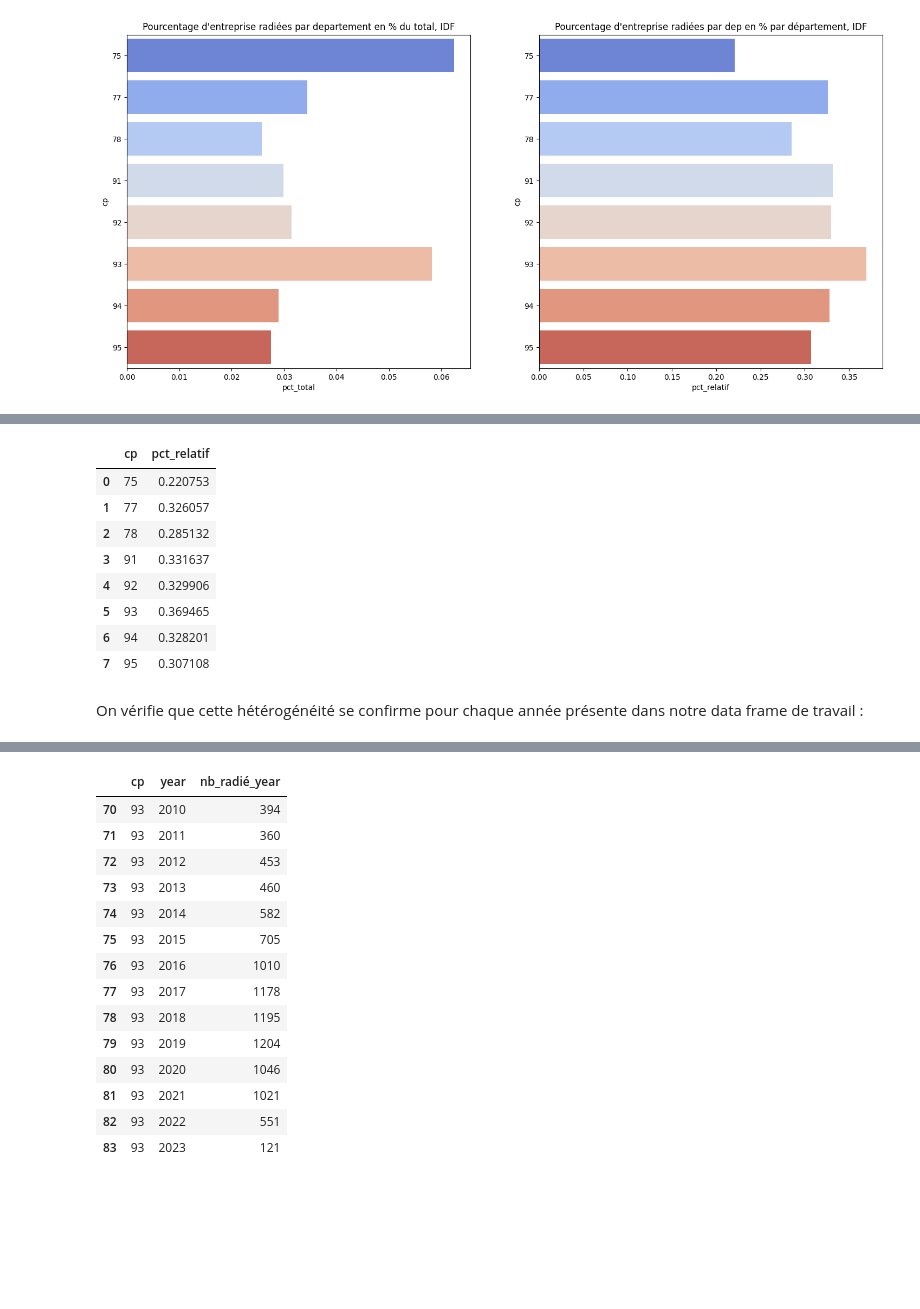
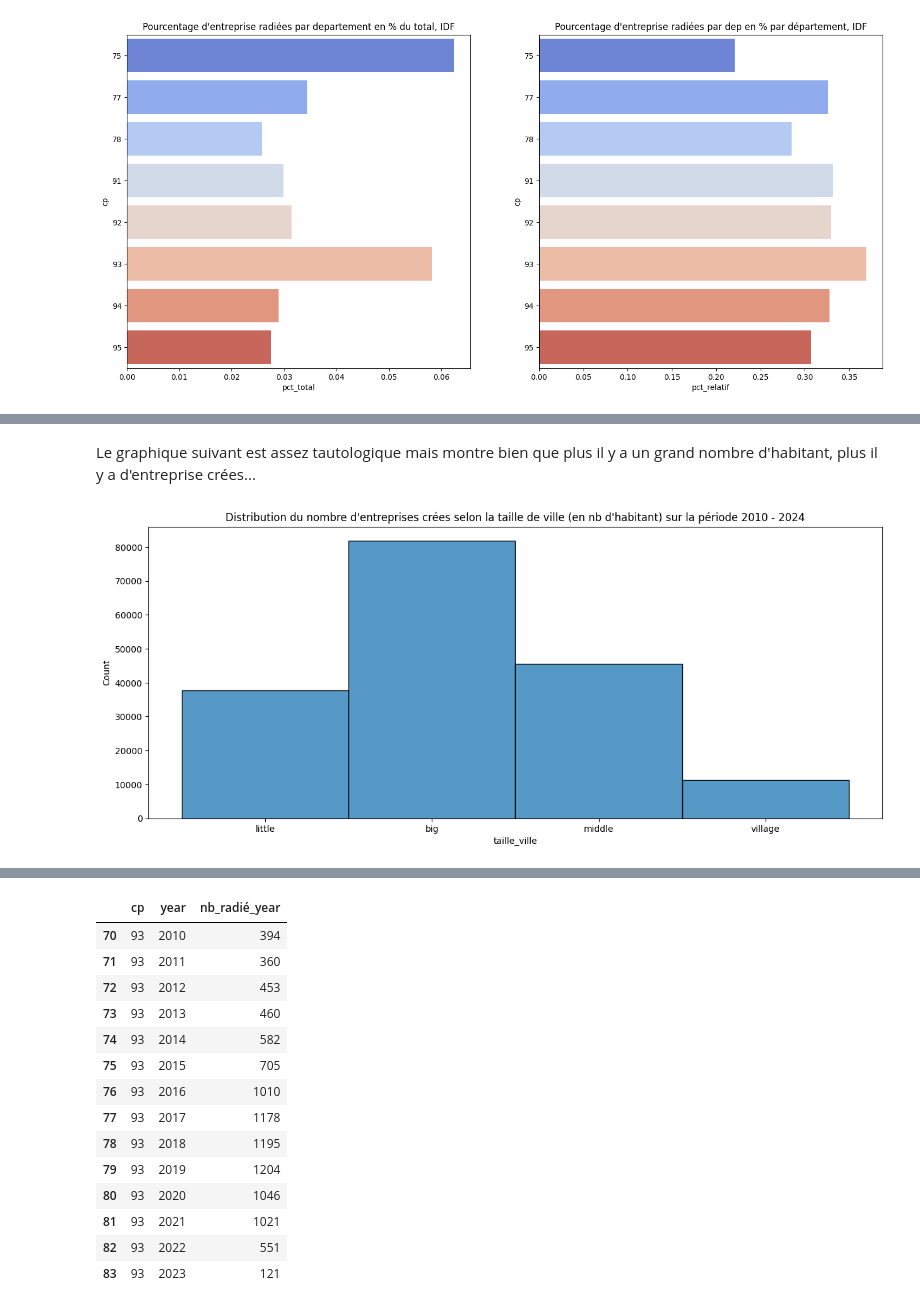
Before and after one commit to guillaume77176/JeMeLance, a Jupyter notebook: notebooks/Analyse_RNE.ipynb, the cells around one changed output, grey strips where cells are left out. Saved outputs shown, nothing was run; the diff lists cells and outputs as text; code cells hidden in the pictures; blank space fills up the shorter version.

```diff
--- a/notebooks/Analyse_RNE.ipynb
+++ b/notebooks/Analyse_RNE.ipynb
@@ -88,14 +163,18 @@ plt.show()
 # %%
-df_plot_dep[["cp","pct_relatif"]]
+#Création de taille_ville
+data["taille_ville"] = data["pop_commune"].apply(
+    lambda x: "village" if x < 5000
+    else "little" if x < 25000
+    else "middle" if x < 50000
+    else "big"
+)
-# %% [output]
-|  | cp | pct_relatif |
-| 0 | 75 | 0.220753 |
-| 1 | 77 | 0.326057 |
-| 2 | 78 | 0.285132 |
-| 3 | 91 | 0.331637 |
-| 4 | 92 | 0.329906 |
-| 5 | 93 | 0.369465 |
-| 6 | 94 | 0.328201 |
-| 7 | 95 | 0.307108 |
-# %% [markdown]
-On vérifie que cette hétérogénéité se confirme pour chaque année présente dans notre data frame de travail :
+# %% [markdown]
+Le graphique suivant est assez tautologique mais montre bien que plus il y a un grand nombre d'habitant, plus il y a d'entreprise crées...
+# %%
+#distribution du nombre d'entreprises crées selon la taille de ville (en nb d'habitant) sur la période 2010 - 2024
+plt.figure(figsize=(15,6))
+sns.histplot(x="taille_ville",data = data)
+plt.title("Distribution du nombre d'entreprises crées selon la taille de ville (en nb d'habitant) sur la période 2010 - 2024")
+plt.show()
+# %% [output]
+[figure, added]
```
Also changed, not shown: parts of 24 cells of this notebook.
